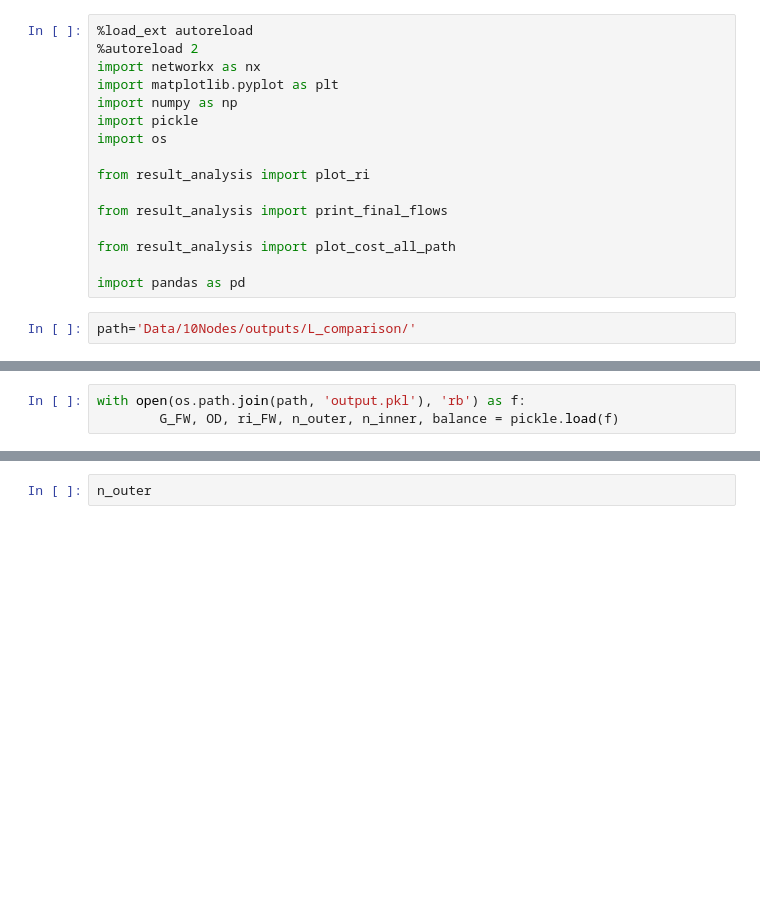
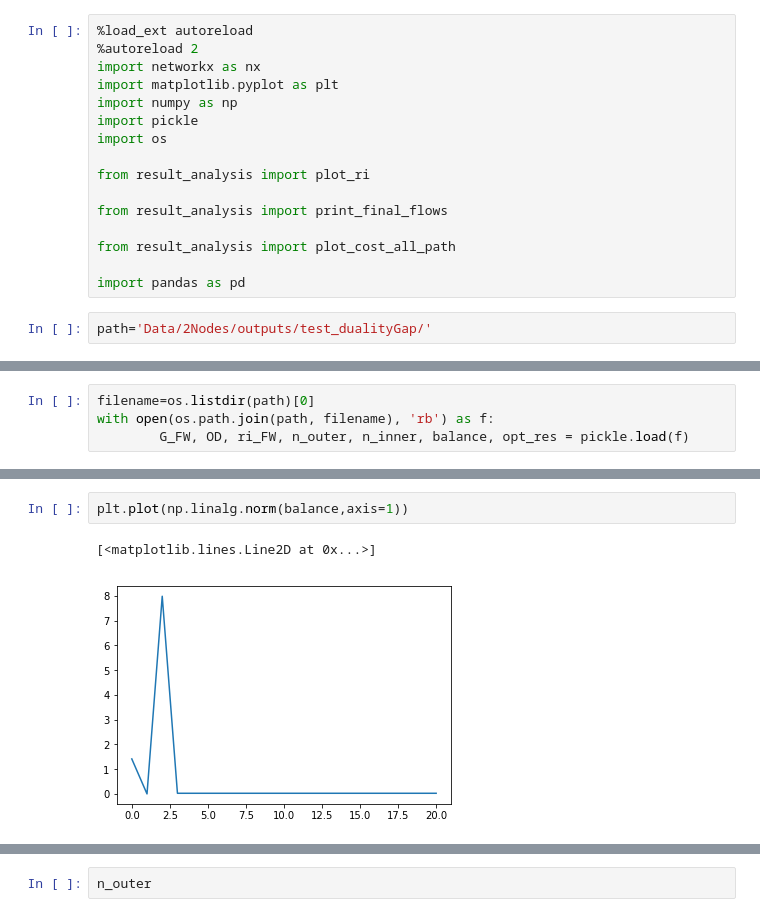
Before and after one commit to LucasFuentesValenzuela/ICU, a Jupyter notebook: notebooks/VizResults_v1.ipynb, the cells around one changed output, grey strips where cells are left out. Cells and saved outputs as stored; diff of their text form; blank space fills up the shorter version.

```diff
--- a/notebooks/VizResults_v1.ipynb
+++ b/notebooks/VizResults_v1.ipynb
@@ -24,7 +24,7 @@ from result_analysis import plot_cost_all_path
 
 import pandas as pd
 # %%
-path='Data/10Nodes/outputs/L_comparison/'
+path='Data/2Nodes/outputs/test_dualityGap/'
 # %%
 for f in os.listdir(path):
     print(f)
@@ -44,3 +40,4 @@ output_L_10000_ni_5000_no_20.pkl
 # %%
-with open(os.path.join(path, 'output.pkl'), 'rb') as f:
-        G_FW, OD, ri_FW, n_outer, n_inner, balance = pickle.load(f)
+filename=os.listdir(path)[0]
+with open(os.path.join(path, filename), 'rb') as f:
+        G_FW, OD, ri_FW, n_outer, n_inner, balance, opt_res = pickle.load(f)
@@ -46,0 +56,5 @@ with open(os.path.join(path, 'output.pkl'), 'rb') as f:
+# %%
+plt.plot(np.linalg.norm(balance,axis=1))
+# %% [output]
+[<matplotlib.lines.Line2D at 0x...>]
+[figure, added]
```
Also changed, not shown: parts of 16 cells of this notebook, 8 other files.
